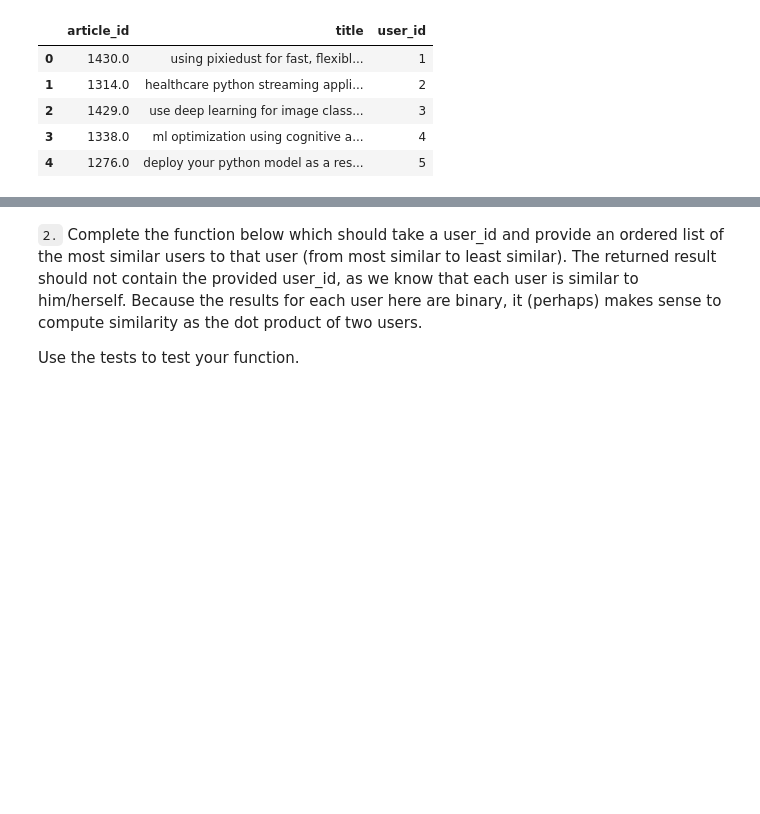
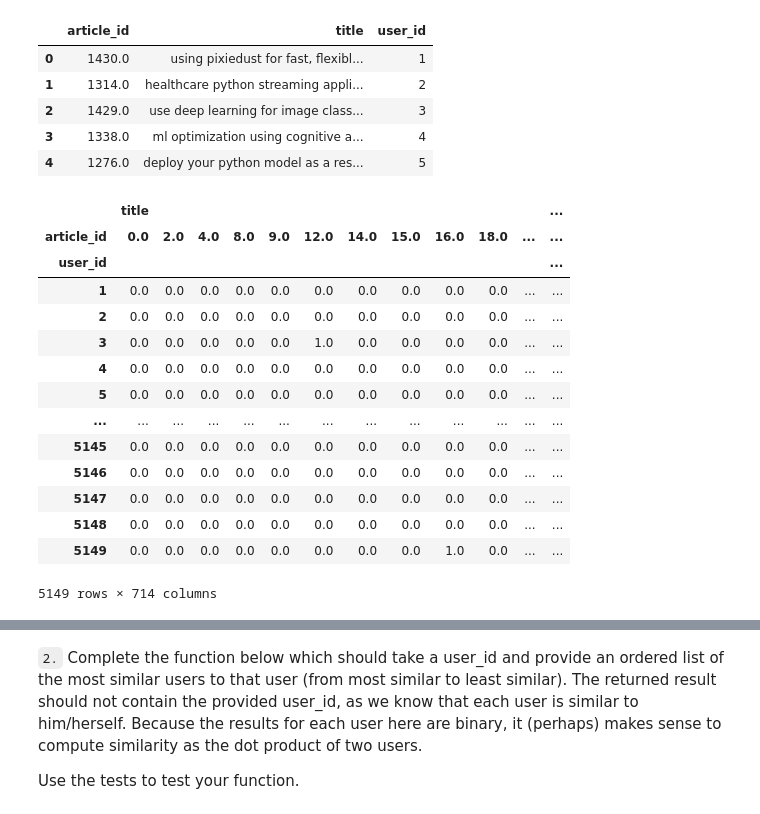
Before and after one commit to uforodavid/Recommendations-with-IBM, a Jupyter notebook: Recommendations_with_IBM.ipynb, the cells around one changed output, grey strips where cells are left out. Cells and saved outputs as stored; diff of their text form; code cells hidden in the pictures; blank space fills up the shorter version.

Commit message:
updated notebook
I updated part 3 of the notebook i.e the user user based collaborative filtering section.

```diff
--- a/Recommendations_with_IBM.ipynb
+++ b/Recommendations_with_IBM.ipynb
@@ -324,3 +326,21 @@ df.head()
+# %%
+df.groupby(by=['user_id', 'article_id']).agg(lambda x: 1).unstack().fillna(0)
+# %% [output]
+|  | title |  |  |  |  |  |  |  |  |  |  | ... |
+| article_id | 0.0 | 2.0 | 4.0 | 8.0 | 9.0 | 12.0 | 14.0 | 15.0 | 16.0 | 18.0 | ... | ... |
+| user_id |  |  |  |  |  |  |  |  |  |  |  | ... |
+| 1 | 0.0 | 0.0 | 0.0 | 0.0 | 0.0 | 0.0 | 0.0 | 0.0 | 0.0 | 0.0 | ... | ... |
+| 2 | 0.0 | 0.0 | 0.0 | 0.0 | 0.0 | 0.0 | 0.0 | 0.0 | 0.0 | 0.0 | ... | ... |
+| 3 | 0.0 | 0.0 | 0.0 | 0.0 | 0.0 | 1.0 | 0.0 | 0.0 | 0.0 | 0.0 | ... | ... |
+| 4 | 0.0 | 0.0 | 0.0 | 0.0 | 0.0 | 0.0 | 0.0 | 0.0 | 0.0 | 0.0 | ... | ... |
+| 5 | 0.0 | 0.0 | 0.0 | 0.0 | 0.0 | 0.0 | 0.0 | 0.0 | 0.0 | 0.0 | ... | ... |
+| ... | ... | ... | ... | ... | ... | ... | ... | ... | ... | ... | ... | ... |
+| 5145 | 0.0 | 0.0 | 0.0 | 0.0 | 0.0 | 0.0 | 0.0 | 0.0 | 0.0 | 0.0 | ... | ... |
+| 5146 | 0.0 | 0.0 | 0.0 | 0.0 | 0.0 | 0.0 | 0.0 | 0.0 | 0.0 | 0.0 | ... | ... |
+| 5147 | 0.0 | 0.0 | 0.0 | 0.0 | 0.0 | 0.0 | 0.0 | 0.0 | 0.0 | 0.0 | ... | ... |
+| 5148 | 0.0 | 0.0 | 0.0 | 0.0 | 0.0 | 0.0 | 0.0 | 0.0 | 0.0 | 0.0 | ... | ... |
+| 5149 | 0.0 | 0.0 | 0.0 | 0.0 | 0.0 | 0.0 | 0.0 | 0.0 | 1.0 | 0.0 | ... | ... |
+5149 rows × 714 columns
 # %%
 # create the user-article matrix with 1's and 0's
 
```
Also changed, not shown: parts of 4 cells of this notebook.
